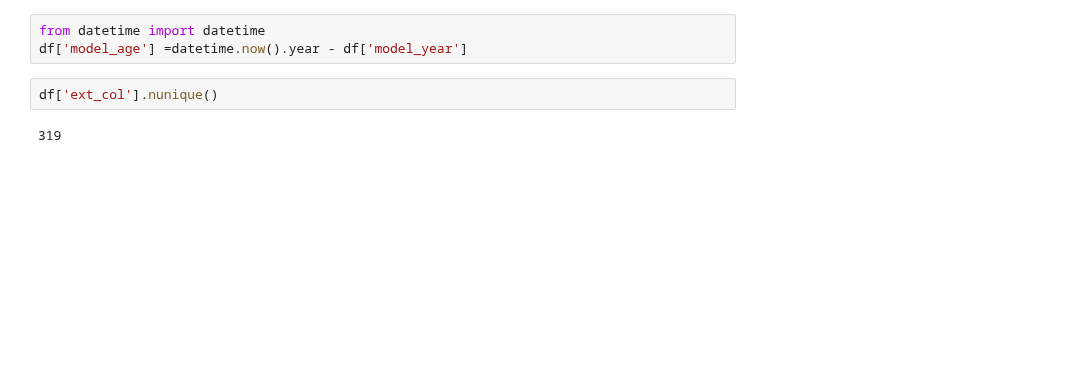
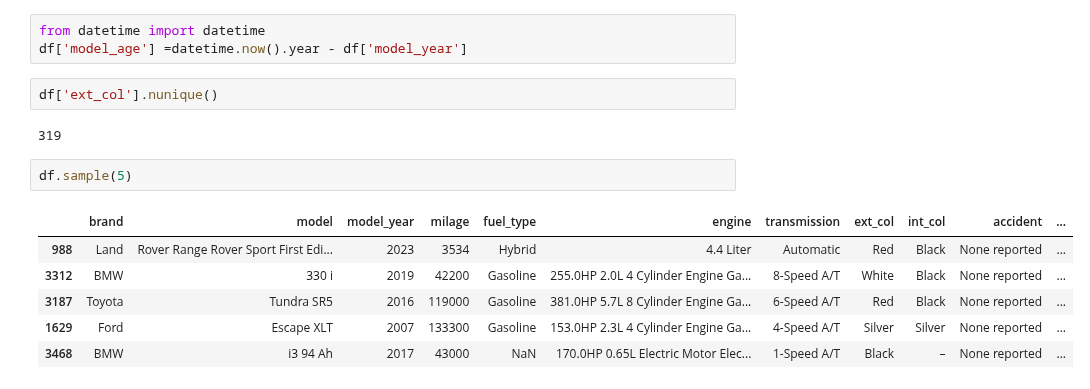
Before and after one commit to S1XTUS/KaggleXFellowShip-Used-Car-Price, a Jupyter notebook: Notebook-Used_Car.ipynb, the cells around one changed output. Saved outputs shown, nothing was run; the diff lists cells and outputs as text; blank space fills up the shorter version.

```diff
--- a/Notebook-Used_Car.ipynb
+++ b/Notebook-Used_Car.ipynb
@@ -126,3 +174,12 @@ df['model_age'] =datetime.now().year - df['model_year']
 df['ext_col'].nunique()
 # %% [output]
 319
+# %%
+df.sample(5)
+# %% [output]
+|  | brand | model | model_year | milage | fuel_type | engine | transmission | ext_col | int_col | accident | ... |
+| 988 | Land | Rover Range Rover Sport First Edi... | 2023 | 3534 | Hybrid | 4.4 Liter | Automatic | Red | Black | None reported | ... |
+| 3312 | BMW | 330 i | 2019 | 42200 | Gasoline | 255.0HP 2.0L 4 Cylinder Engine Ga... | 8-Speed A/T | White | Black | None reported | ... |
+| 3187 | Toyota | Tundra SR5 | 2016 | 119000 | Gasoline | 381.0HP 5.7L 8 Cylinder Engine Ga... | 6-Speed A/T | Red | Black | None reported | ... |
+| 1629 | Ford | Escape XLT | 2007 | 133300 | Gasoline | 153.0HP 2.3L 4 Cylinder Engine Ga... | 4-Speed A/T | Silver | Silver | None reported | ... |
+| 3468 | BMW | i3 94 Ah | 2017 | 43000 | NaN | 170.0HP 0.65L Electric Motor Elec... | 1-Speed A/T | Black | – | None reported | ... |
```
Also changed, not shown: parts of 24 cells of this notebook, 1 other file.
